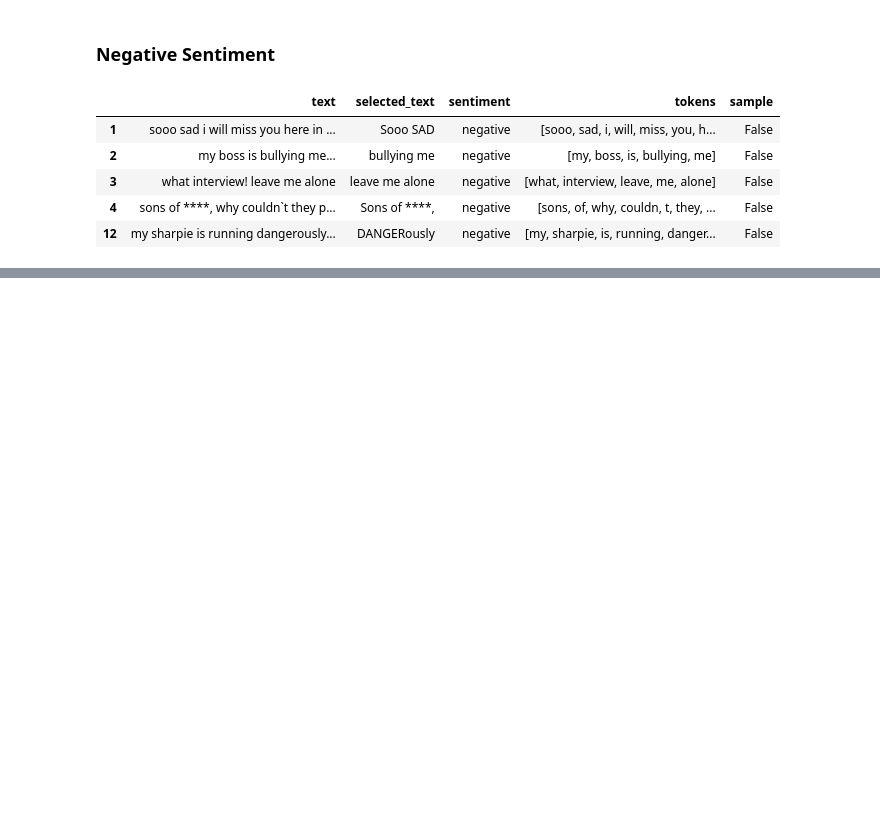
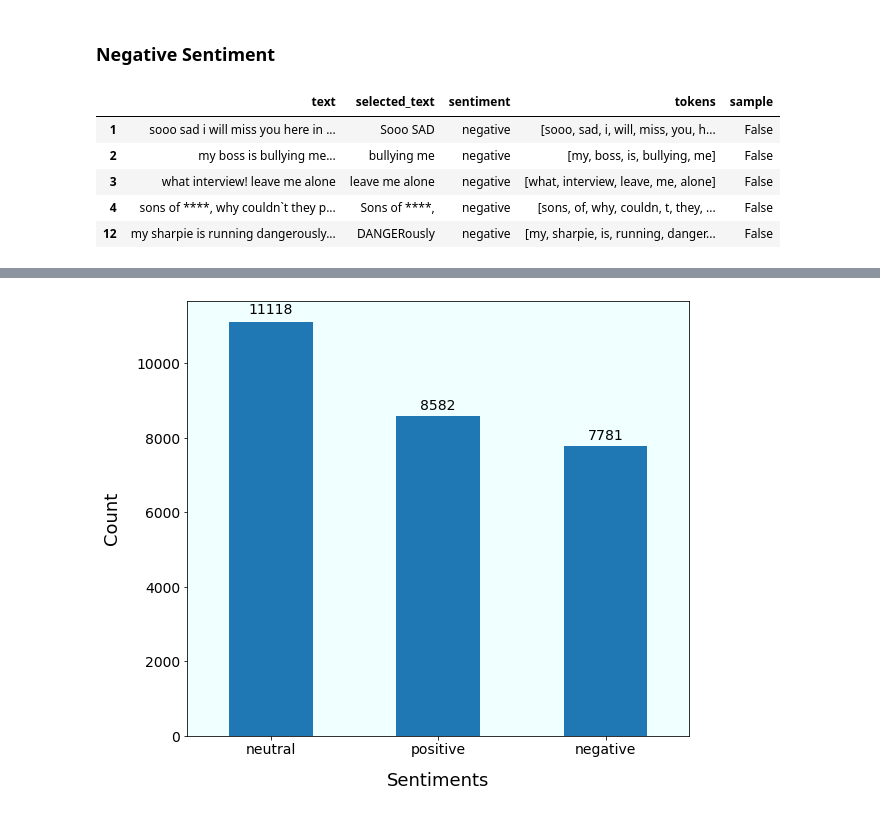
Before and after one commit to bethelike98/ENTITY-Final-Project, a Jupyter notebook: Scripts/Twitter Sentiment - NLP Vizzes.ipynb, the cells around one changed output, grey strips where cells are left out. Drawn from its saved outputs; the diff is of its cells as text; code cells hidden in the pictures; blank space fills up the shorter version.

```diff
--- a/Scripts/Twitter Sentiment - NLP Vizzes.ipynb
+++ b/Scripts/Twitter Sentiment - NLP Vizzes.ipynb
@@ -15,7 +16,7 @@ import seaborn as sns
 # %% [markdown]
 ### Reading Dataset
 # %%
-train = pd.read_csv("/Users/bethelikejiofor/Documents/GitHub/ENTITY-Final-Project/Data/train.csv")
+train = pd.read_csv("C:/Users/valmh/Documents/GitHub/ENTITY-Final-Project/Data/train.csv")
 train.head()
 # %% [output]
 |  | textID | text | selected_text | sentiment |
@@ -213,0 +217,20 @@ show_wordcloud(neg)
+# %%
+def patch1(bar,ax):
+  for p in bar.patches:
+     width=p.get_width()
+     height=p.get_height()
+     x,y=p.get_xy()
+     ax.annotate('{}'.format(height),(x+width/2,y+height*1.02),ha='center',fontsize=14)
+# %%
+fig,ax=plt.subplots(figsize=(9,8))
+a=train['sentiment'].value_counts().plot(kind='bar')
+patch1(a,ax)
+ax.set_xlabel("Sentiments",fontsize=18,labelpad=15)
+ax.set_ylabel("Count",fontsize=18,labelpad=15)
+plt.xticks(rotation='horizontal',fontsize=14)
+plt.yticks(fontsize=14)
+ax.set_facecolor("azure")
+fig.set_facecolor("white")
+plt.show()
+# %% [output]
+[figure, added]
```
Also changed, not shown: parts of 16 cells of this notebook.
